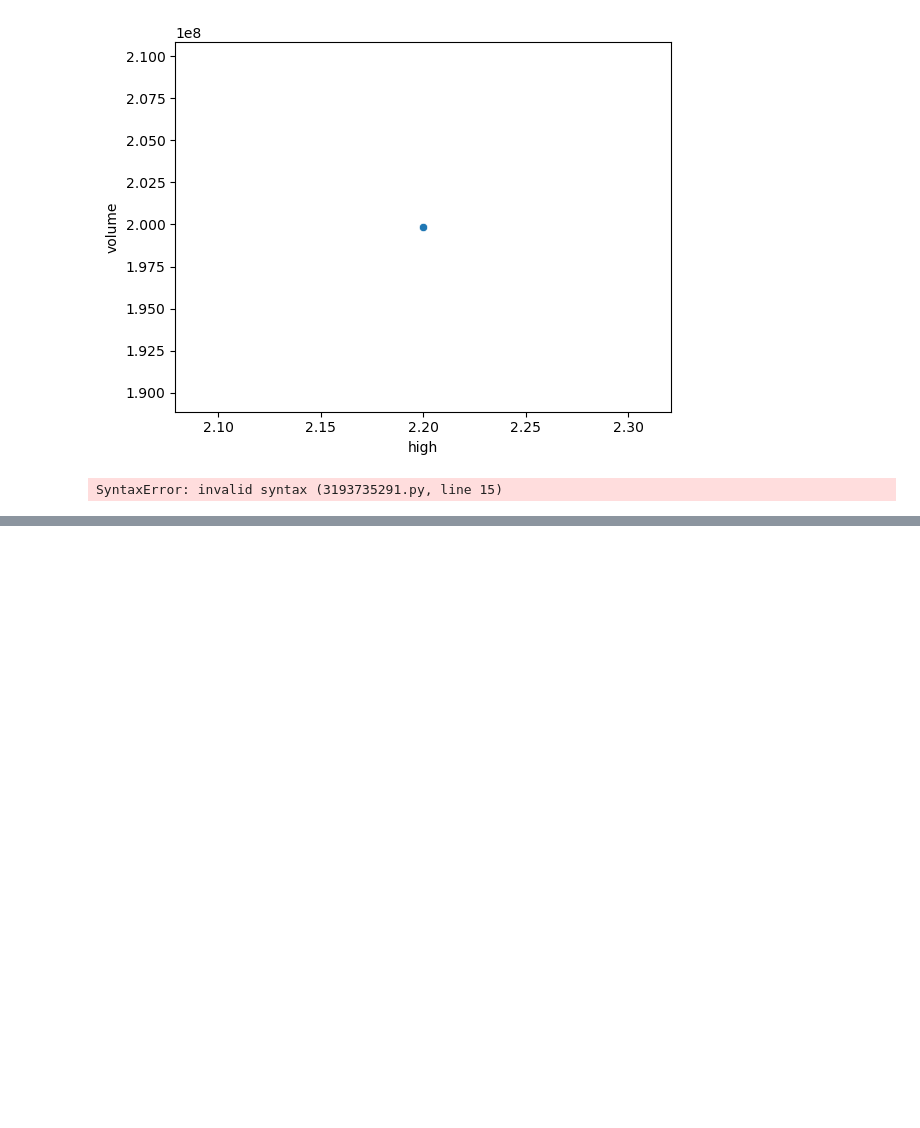
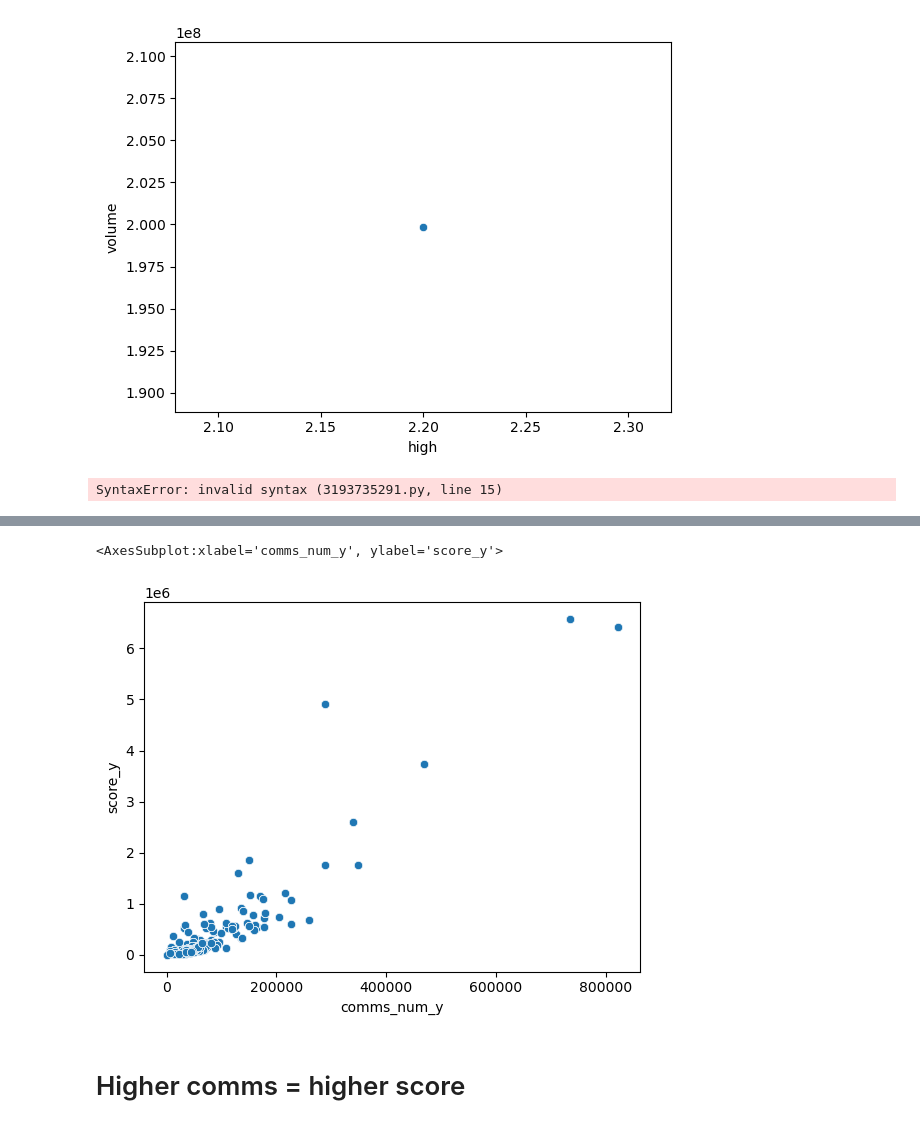
Before and after one commit to calebLSw/AI-1, a Jupyter notebook: Semester 1/Stocks/Untitled1.ipynb, the cells around one changed output, grey strips where cells are left out. Cells and saved outputs as stored; diff of their text form; code cells hidden in the pictures; blank space fills up the shorter version.

```diff
--- a/Semester 1/Stocks/Untitled1.ipynb
+++ b/Semester 1/Stocks/Untitled1.ipynb
@@ -178,0 +179,4 @@ NameError: name 'wsb' is not defined
+# %%
+# Assuming df4 and df5 are your DataFrames
+merged_amc = pd.merge(df4, df5, how="inner", left_on="timestamp", right_on="timestamp")
+merged_amc.head()
@@ -178,0 +190,7 @@ NameError: name 'wsb' is not defined
+# %%
+sns.scatterplot(data=merged_amc, x="comms_num_y", y="score_y")
+# %% [output]
+<AxesSubplot:xlabel='comms_num_y', ylabel='score_y'>
+[figure, added]
+# %% [markdown]
+# Higher comms = higher score
```
Also changed, not shown: parts of 7 cells of this notebook, 1 other file.
